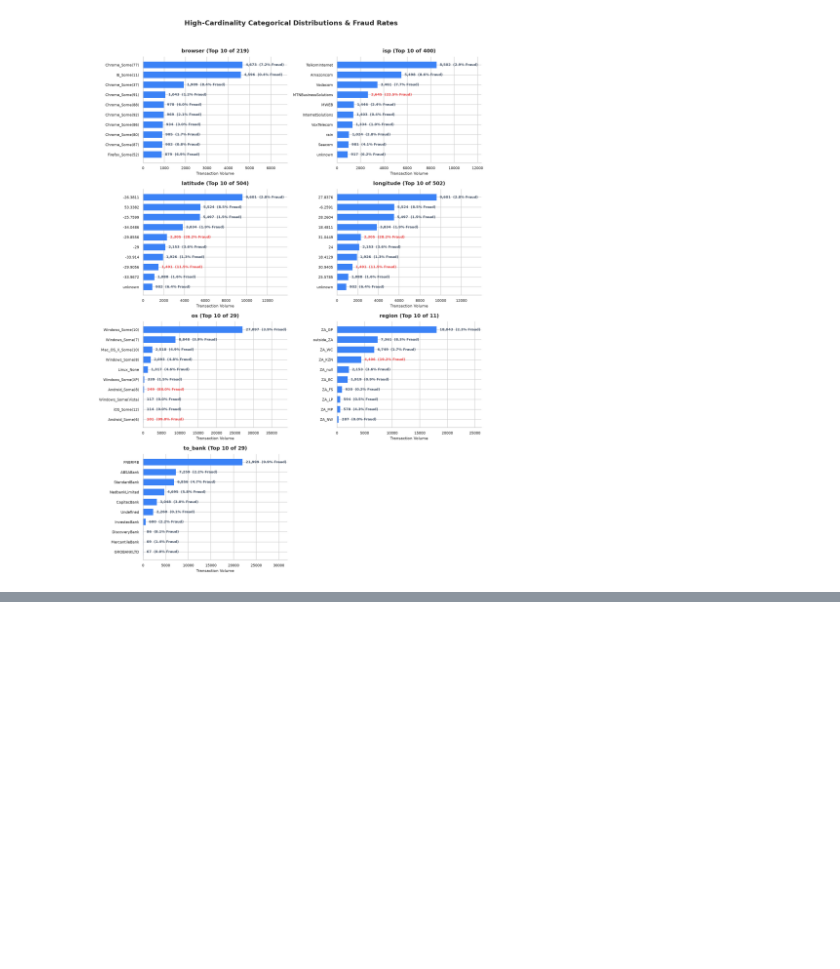
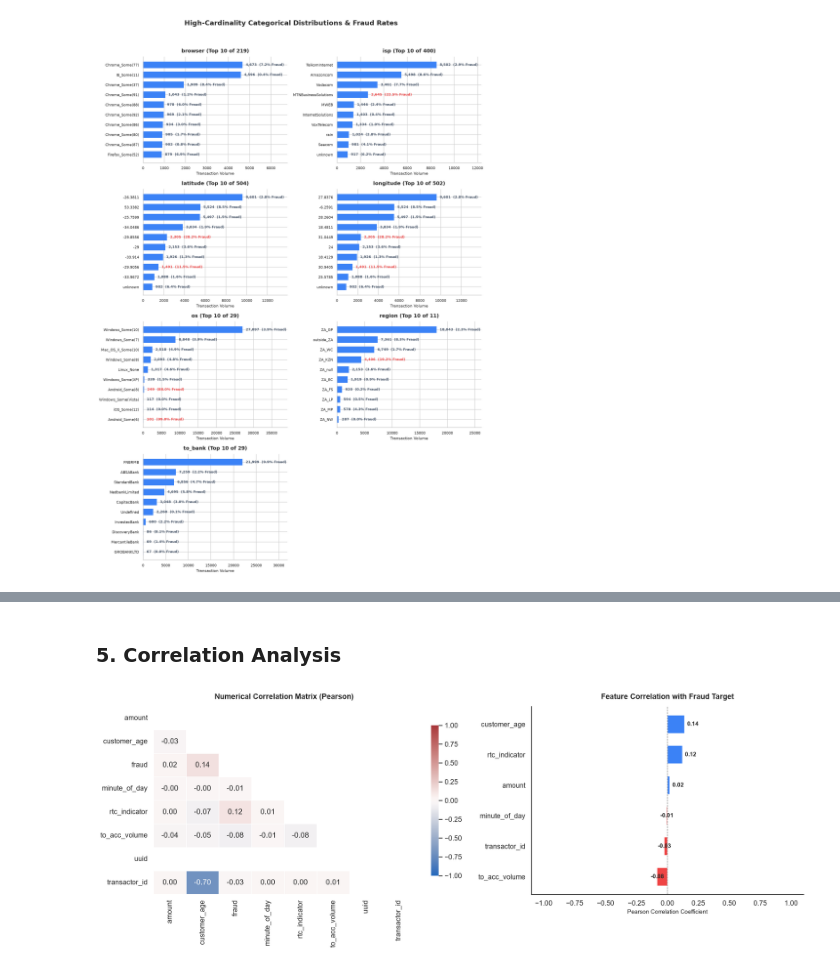
Before and after one commit to panashe-maisiri-dev/fraud-detection, a Jupyter notebook: notebooks/exploratory_data_analysis.ipynb, the cells around one changed output, grey strips where cells are left out. Saved outputs shown, nothing was run; the diff lists cells and outputs as text; code cells hidden in the pictures; blank space fills up the shorter version.

Commit message:
Added more visuals to make us further understand the data andfactors that cause fraud

```diff
--- a/notebooks/exploratory_data_analysis.ipynb
+++ b/notebooks/exploratory_data_analysis.ipynb
@@ -473,0 +603,71 @@ else:
+# %% [markdown]
+### 5. Correlation Analysis
+# %%
+# Set clean visual theme
+sns.set_theme(style="white")
+plt.rcParams['figure.dpi'] = 150
+
+# -------------------------------------------------------------------
+# 1. SELECT NUMERICAL COLUMNS
+# -------------------------------------------------------------------
+num_cols = fraud_data.select_dtypes(include=[np.number]).columns.tolist()
+
+# Compute Pearson Correlation Matrix
+corr_matrix = fraud_data[num_cols].corr()
+
+# -------------------------------------------------------------------
+# 2. PLOT 1: PAIRWISE HEATMAP
+# -------------------------------------------------------------------
+fig, axes = plt.subplots(1, 2, figsize=(16, 6), gridspec_kw={'width_ratios': [1.2, 1]})
+
+# Mask the upper triangle for a clean, non-redundant visual
+mask = np.triu(np.ones_like(corr_matrix, dtype=bool))
+
+sns.heatmap(
+    corr_matrix,
+    mask=mask,
+    annot=True,
+    fmt=".2f",
+    cmap='vlag',
+    vmin=-1,
+    vmax=1,
+    center=0,
+    linewidths=0.8,
+    cbar_kws={"shrink": 0.8},
+    ax=axes[0]
+)
+axes[0].set_title('Numerical Correlation Matrix (Pearson)', fontsize=12, fontweight='bold', pad=12)
+
+# -------------------------------------------------------------------
+# 3. PLOT 2: RANKED CORRELATION WITH TARGET ('fraud')
+# -------------------------------------------------------------------
+if 'fraud' in corr_matrix.columns:
+    fraud_corr = corr_matrix['fraud'].drop('fraud').sort_values(ascending=True)
+
+    colors = ['#EF4444' if x < 0 else '#3B82F6' for x in fraud_corr.values]
+
+    bars = axes[1].barh(y=fraud_corr.index, width=fraud_corr.values, color=colors, height=0.6)
+
+    # Annotate bar values
+    for bar in bars:
+        w = bar.get_width()
+        offset = 0.02 if w >= 0 else -0.05
+        axes[1].text(
+            x=w + offset,
+            y=bar.get_y() + bar.get_height() / 2,
+            s=f"{w:.2f}",
+            va='center',
+            fontsize=9,
+            fontweight='bold'
+        )
+
+    axes[1].axvline(0, color='gray', linestyle='--', linewidth=0.8)
+    axes[1].set_title('Feature Correlation with Fraud Target', fontsize=12, fontweight='bold', pad=12)
+    axes[1].set_xlabel('Pearson Correlation Coefficient', fontsize=9)
+    axes[1].set_xlim(-1.1, 1.1)
+    sns.despine(ax=axes[1], top=True, right=True)
+
+plt.tight_layout()
+plt.show()
+# %% [output]
+[figure, added]
```
Also changed, not shown: parts of 19 cells of this notebook.
